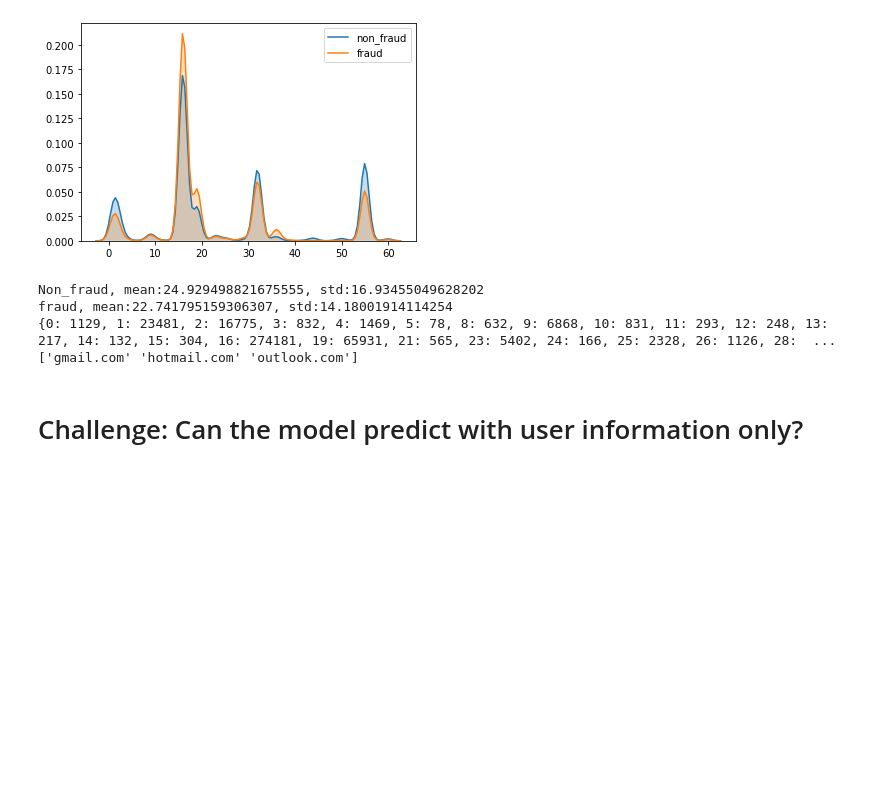
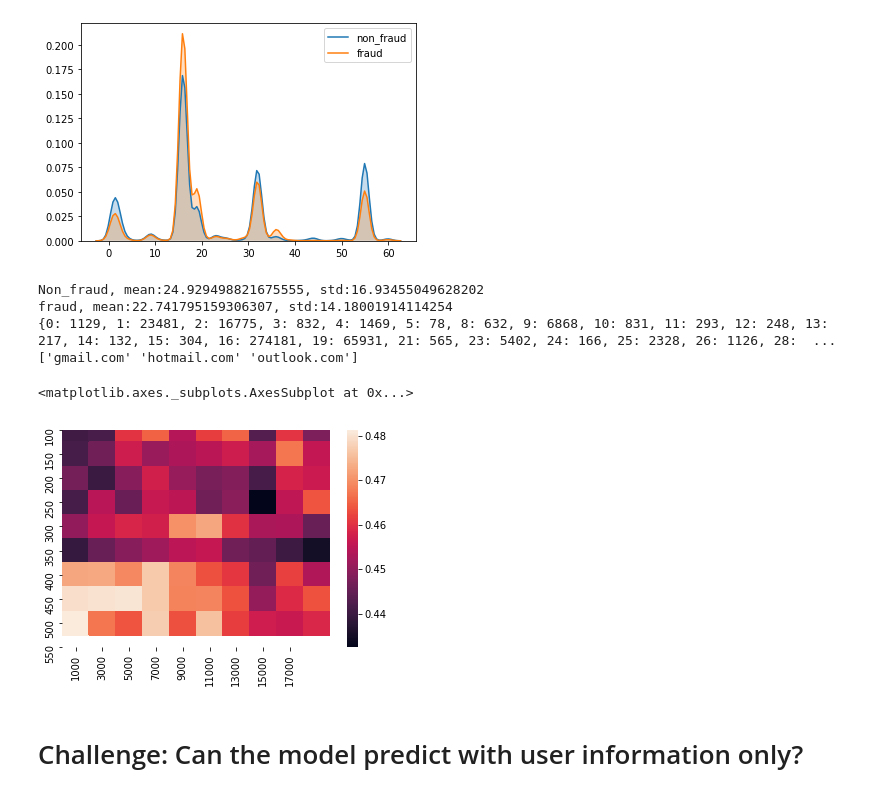
Before and after one commit to uda129/kaggle_fraud_detecion, a Jupyter notebook: fraud_detecion.ipynb, the cells around one changed output. Cells and saved outputs as stored; diff of their text form; code cells hidden in the pictures; blank space fills up the shorter version.

Commit message:
Add heatmap analysis

```diff
--- a/fraud_detecion.ipynb
+++ b/fraud_detecion.ipynb
@@ -509,6 +547,29 @@ Non_fraud, mean:24.929498821675555, std:16.93455049628202
 fraud, mean:22.741795159306307, std:14.18001914114254
 {0: 1129, 1: 23481, 2: 16775, 3: 832, 4: 1469, 5: 78, 8: 632, 9: 6868, 10: 831, 11: 293, 12: 248, 13: 217, 14: 132, 15: 304, 16: 274181, 19: 65931, 21: 565, 23: 5402, 24: 166, 25: 2328, 26: 1126, 28:  ...
 ['gmail.com' 'hotmail.com' 'outlook.com']
+# %%
+## un-finished, (x,y) value passed into model need to Label-encode first
+
+c1 = np.arange(1000, 18000, 2000) # card1
+c2 = np.arange(100, 600, 50)      # card2
+random_smaples=10000
+
+matr_pred=[]
+for x in c1:
+    row_pred=[]
+    for y in c2:
+        s = tr.sample(random_smaples)
+        s['card1']=x
+        s['card2']=y
+        pred = gsearch.best_estimator_.predict(s)
+        row_pred.append(np.mean(pred))
+    matr_pred.append(row_pred)
+matr_pred = np.array(matr_pred)
+
+sns.heatmap(matr_pred, xticklabels=c1, yticklabels=c2)
+# %% [output]
+<matplotlib.axes._subplots.AxesSubplot at 0x...>
+[figure, added]
 # %% [markdown]
 # Challenge: Can the model predict with user information only?
 # %%
```
Also changed, not shown: parts of 14 cells of this notebook.
